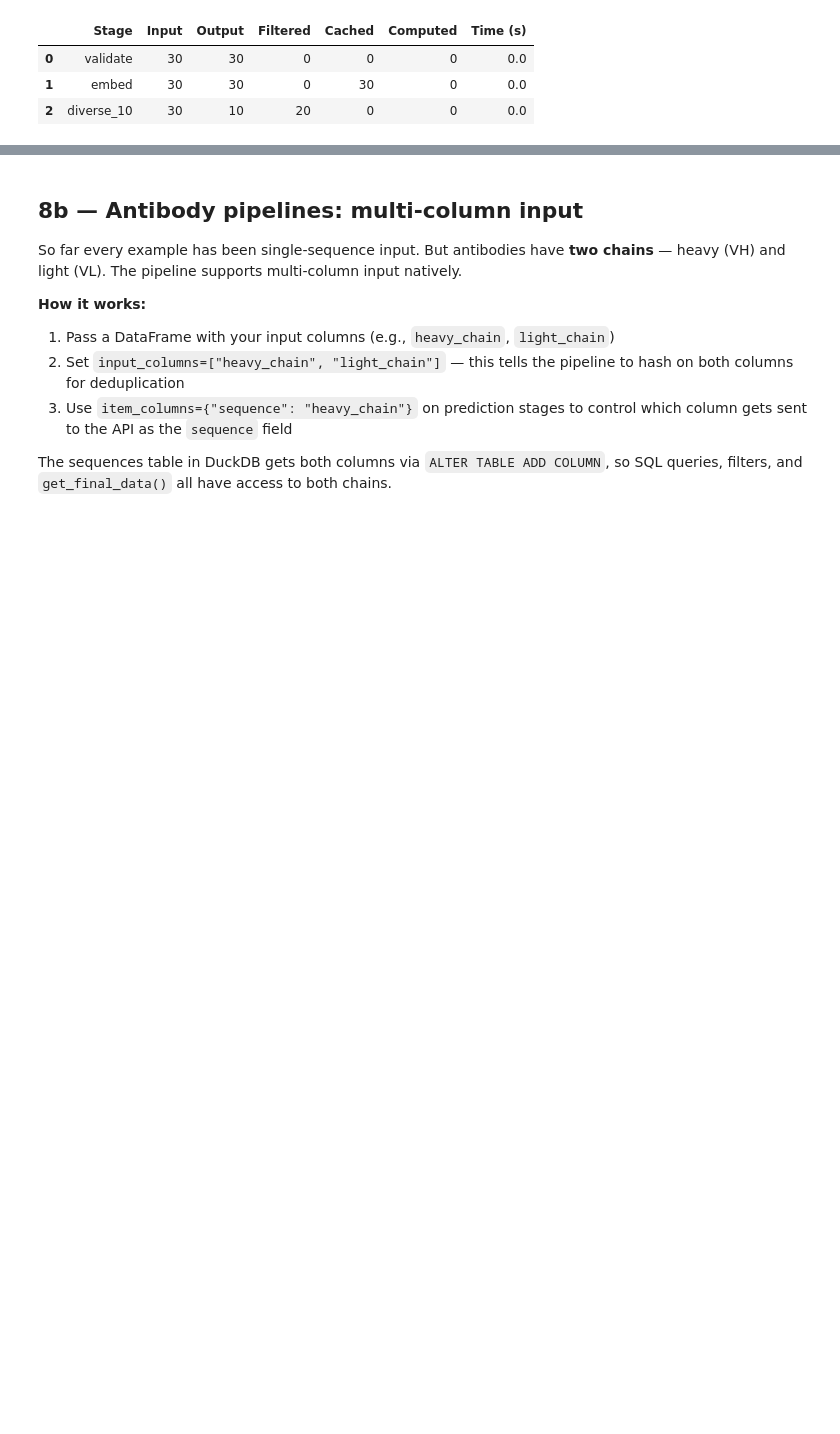
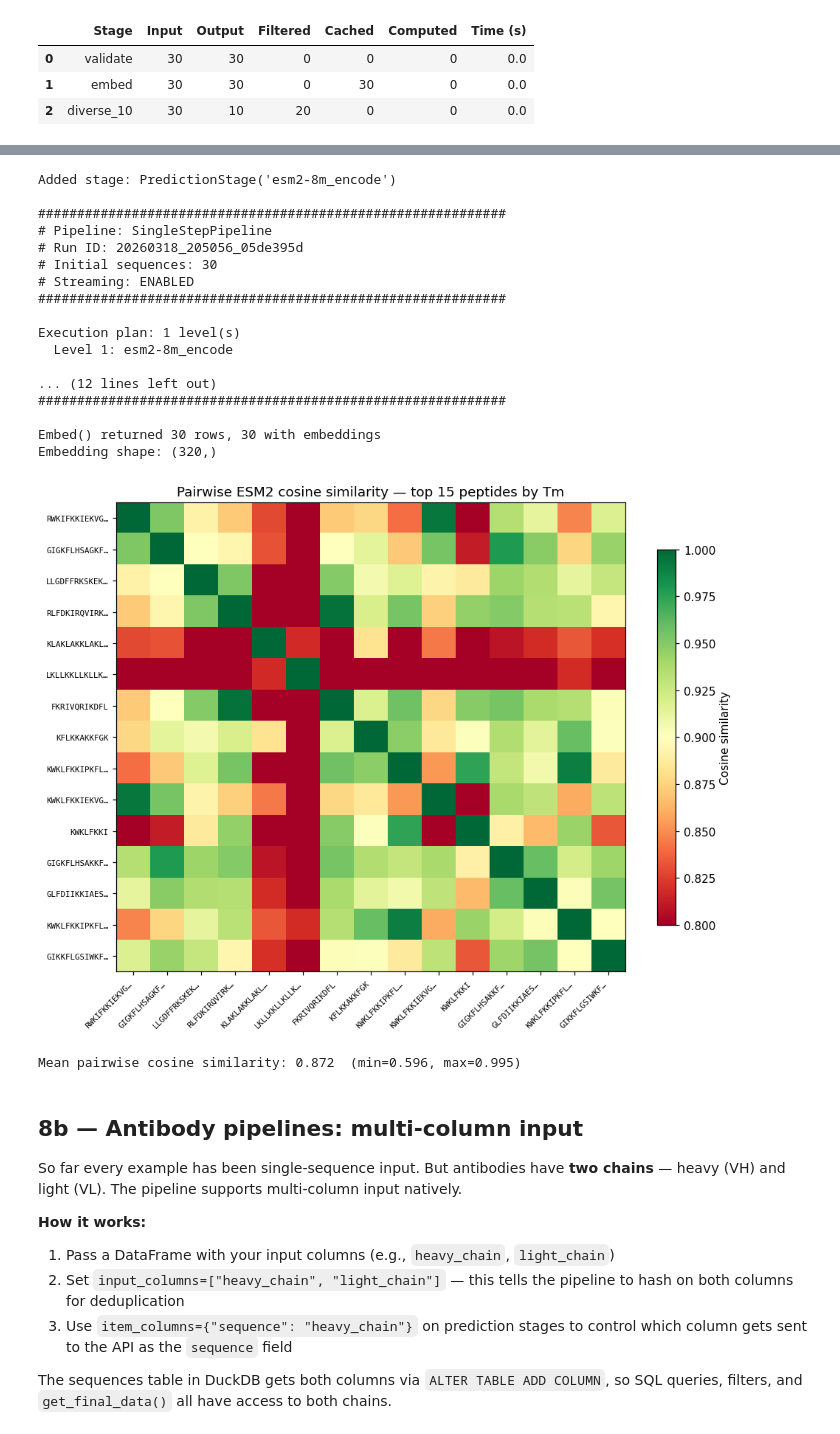
Before and after one commit to BioLM/py-biolm, a Jupyter notebook: notebooks/pipeline_demo.ipynb, the cells around one changed output, grey strips where cells are left out. Saved outputs shown, nothing was run; the diff lists cells and outputs as text; code cells hidden in the pictures; blank space fills up the shorter version.

```diff
--- a/notebooks/pipeline_demo.ipynb
+++ b/notebooks/pipeline_demo.ipynb
@@ -653,3 +703,66 @@ Selected 10 maximally diverse sequences from 30
+# %%
+from biolmai.pipeline import Embed
+from sklearn.metrics.pairwise import cosine_similarity
+
+# One-liner: returns a DataFrame with columns [sequence, sequence_id, embedding]
+# layer=6 matches what was stored in section 7 — zero API calls
+emb_df = Embed(
+    model_name="esm2-8m",
+    sequences=PEPTIDES,
+    layer=6,                # must match the stored layer from the clustering pipeline above
+    datastore=cluster_ds,   # reuse existing datastore — embeddings already computed
+    output_dir=str(cluster_dir),
+)
+
+has_emb = emb_df["embedding"].notna().sum()
+print(f"Embed() returned {len(emb_df)} rows, {has_emb} with embeddings")
+if has_emb > 0:
+    print(f"Embedding shape: {emb_df['embedding'].dropna().iloc[0].shape}")
+
+# Pairwise cosine similarity heatmap — top 15 peptides by Tm
+top_seqs = wide.nlargest(15, "tm")["sequence_id"].tolist()
+emb_sub = emb_df[emb_df["sequence_id"].isin(top_seqs)].dropna(subset=["embedding"]).copy()
+if len(emb_sub) >= 2:
+    mat = np.stack(emb_sub["embedding"].tolist())
+    sim = cosine_similarity(mat)
+    labels = [s[:12] + "\u2026" if len(s) > 12 else s
+              for s in emb_sub["sequence"].tolist()]
+
+    fig, ax = plt.subplots(figsize=(9, 7))
+    im = ax.imshow(sim, cmap="RdYlGn", vmin=0.8, vmax=1.0, aspect="auto")
+    ax.set_xticks(range(len(labels)))
+    ax.set_xticklabels(labels, rotation=45, ha="right", fontsize=7, family="monospace")
+    ax.set_yticks(range(len(labels)))
+    ax.set_yticklabels(labels, fontsize=7, family="monospace")
+    ax.set_title("Pairwise ESM2 cosine similarity — top 15 peptides by Tm")
+    plt.colorbar(im, ax=ax, label="Cosine similarity", shrink=0.8)
+    plt.tight_layout()
+    plt.show()
+    off_diag = sim[np.triu_indices_from(sim, k=1)]
+    print(f"Mean pairwise cosine similarity: {off_diag.mean():.3f}  "
+          f"(min={off_diag.min():.3f}, max={off_diag.max():.3f})")
+else:
+    print("Not enough embeddings for similarity heatmap")
+# %% [output]
+Added stage: PredictionStage('esm2-8m_encode')
+
+############################################################
+# Pipeline: SingleStepPipeline
+# Run ID: 20260318_205056_05de395d
+# Initial sequences: 30
+# Streaming: ENABLED
+############################################################
+
+Execution plan: 1 level(s)
+  Level 1: esm2-8m_encode
+
+... (12 lines left out)
+############################################################
+
+Embed() returned 30 rows, 30 with embeddings
+Embedding shape: (320,)
+[figure, added]
+Mean pairwise cosine similarity: 0.872  (min=0.596, max=0.995)
 # %% [markdown]
 ## 8b — Antibody pipelines: multi-column input
 
```
Also changed, not shown: parts of 22 cells of this notebook, 6 other files.
